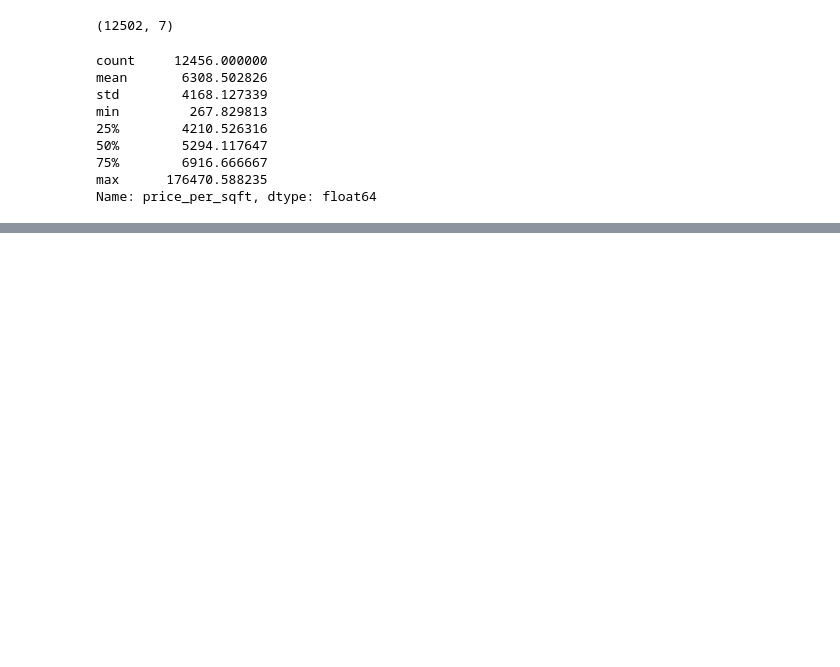
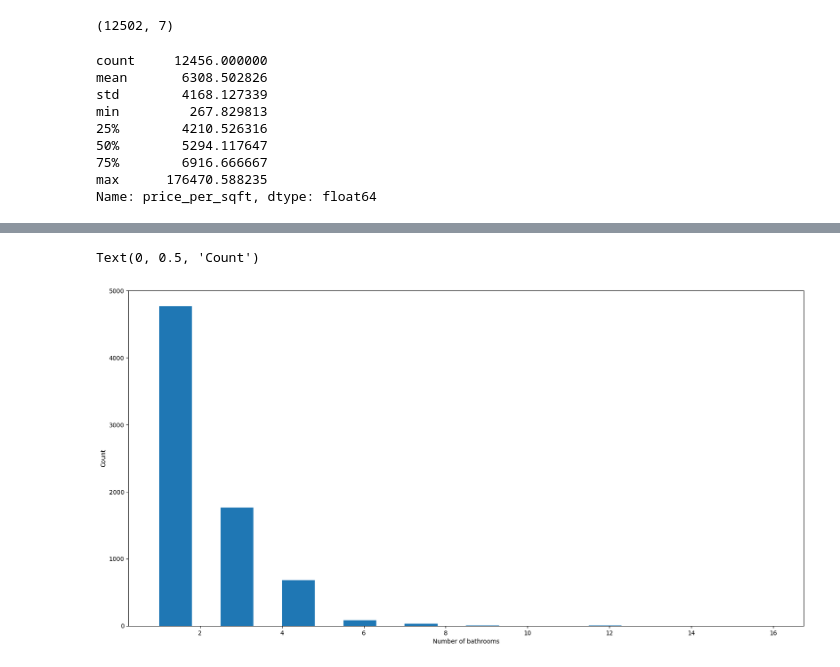
Before and after one commit to Pinnacle443/Bangalore-House-Price-Prediction, a Jupyter notebook: Analysis.ipynb, the cells around one changed output, grey strips where cells are left out. Drawn from its saved outputs; the diff is of its cells as text; code cells hidden in the pictures; blank space fills up the shorter version.

```diff
--- a/Analysis.ipynb
+++ b/Analysis.ipynb
@@ -271,0 +345,7 @@ Name: price_per_sqft, dtype: float64
+# %%
+plt.hist(df8.bath, width=0.8)
+plt.xlabel("Number of bathrooms")
+plt.ylabel("Count")
+# %% [output]
+Text(0, 0.5, 'Count')
+[figure, added]
```
Also changed, not shown: parts of 22 cells of this notebook.
